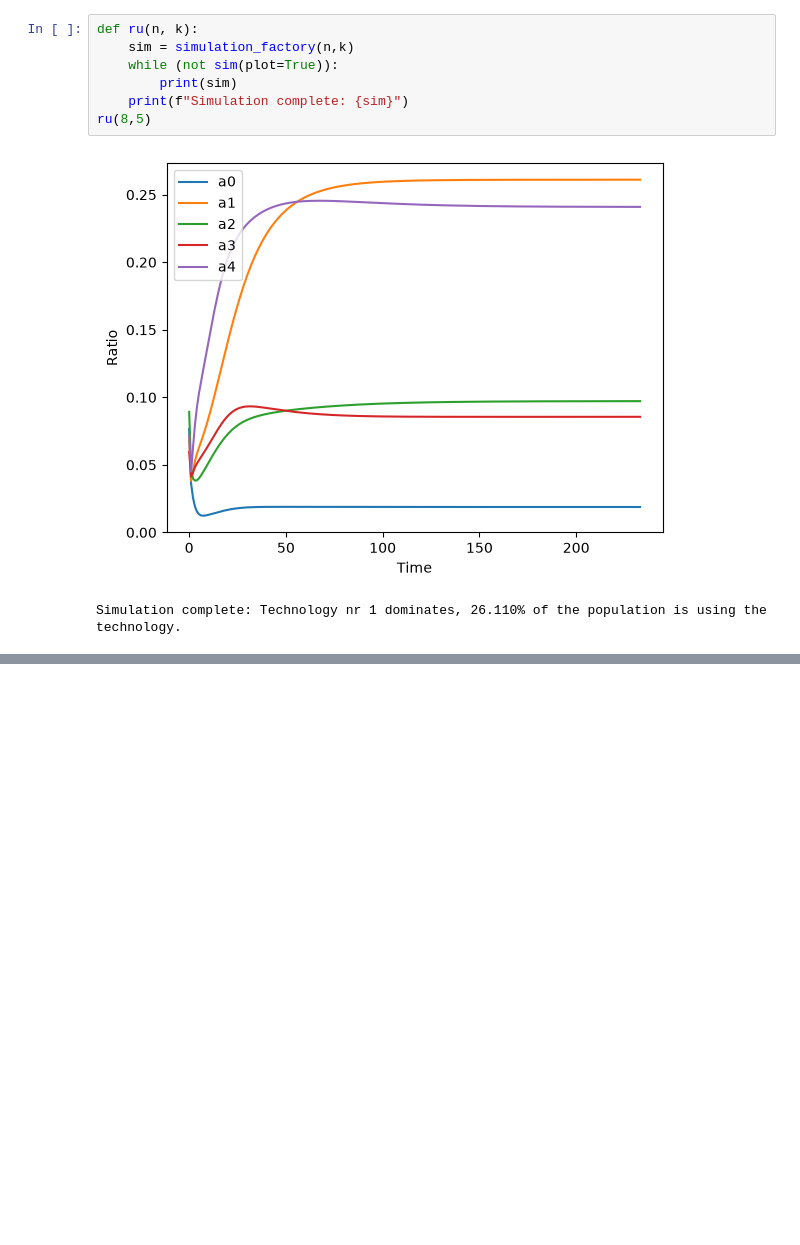
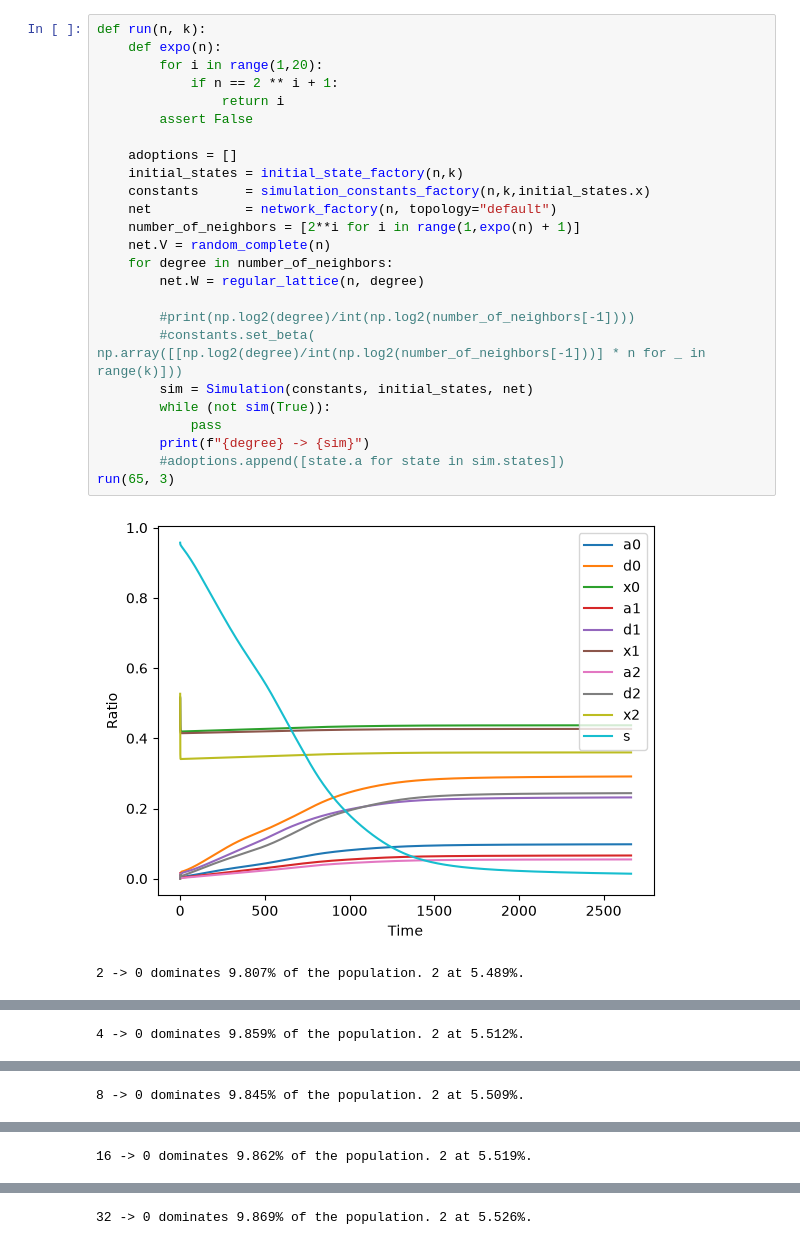
Before and after one commit to jakobgotberg/diffusion_of_innovation_in_multilayer_networks, a Jupyter notebook: visualization.ipynb, the cells around one changed output, grey strips where cells are left out. Cells and saved outputs as stored; diff of their text form; blank space fills up the shorter version.

```diff
--- a/visualization.ipynb
+++ b/visualization.ipynb
@@ -14,10 +19,28 @@ The autoreload extension is already loaded. To reload it, use:
-# %%
-def ru(n, k):
-    sim = simulation_factory(n,k)
-    while (not sim(plot=True)):
-        print(sim)
-    print(f"Simulation complete: {sim}")
-ru(8,5)
-# %% [output]
-[figure, removed]
-Simulation complete: Technology nr 1 dominates, 26.110% of the population is using the technology.
+# %%
+def run(n, k):
+    def expo(n):
+        for i in range(1,20):
+            if n == 2 ** i + 1:
+                return i
+        assert False
+
+    adoptions = []
+    initial_states = initial_state_factory(n,k)
+    constants      = simulation_constants_factory(n,k,initial_states.x)
+    net            = network_factory(n, topology="default")
+    number_of_neighbors = [2**i for i in range(1,expo(n) + 1)]
+    net.V = random_complete(n)
+    for degree in number_of_neighbors:
+        net.W = regular_lattice(n, degree)
+
+        #print(np.log2(degree)/int(np.log2(number_of_neighbors[-1])))
+        #constants.set_beta( np.array([[np.log2(degree)/int(np.log2(number_of_neighbors[-1]))] * n for _ in range(k)]))
+        sim = Simulation(constants, initial_states, net)
+        while (not sim(True)):
+            pass
+        print(f"{degree} -> {sim}")
+        #adoptions.append([state.a for state in sim.states])
+run(65, 3)
+# %% [output]
+[figure, added]
+2 -> 0 dominates 9.807% of the population. 2 at 5.489%.
@@ -23,0 +48 @@ Simulation complete: Technology nr 1 dominates, 26.110% of the population is usi
+4 -> 0 dominates 9.859% of the population. 2 at 5.512%.
@@ -23,0 +50 @@ Simulation complete: Technology nr 1 dominates, 26.110% of the population is usi
+8 -> 0 dominates 9.845% of the population. 2 at 5.509%.
@@ -23,0 +52 @@ Simulation complete: Technology nr 1 dominates, 26.110% of the population is usi
+16 -> 0 dominates 9.862% of the population. 2 at 5.519%.
@@ -23,0 +54 @@ Simulation complete: Technology nr 1 dominates, 26.110% of the population is usi
+32 -> 0 dominates 9.869% of the population. 2 at 5.526%.
```
Also changed, not shown: parts of 4 cells of this notebook, 7 other files.
